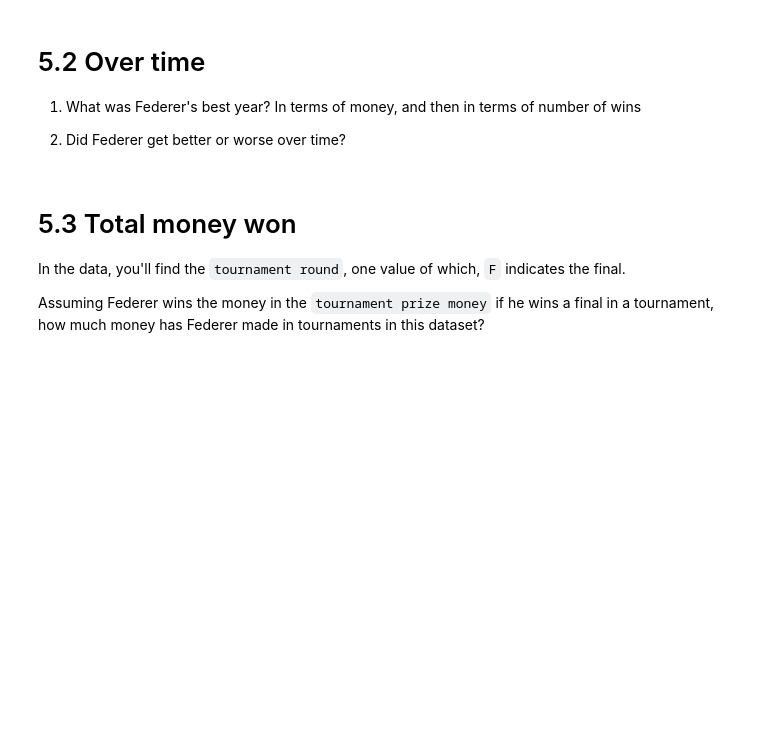
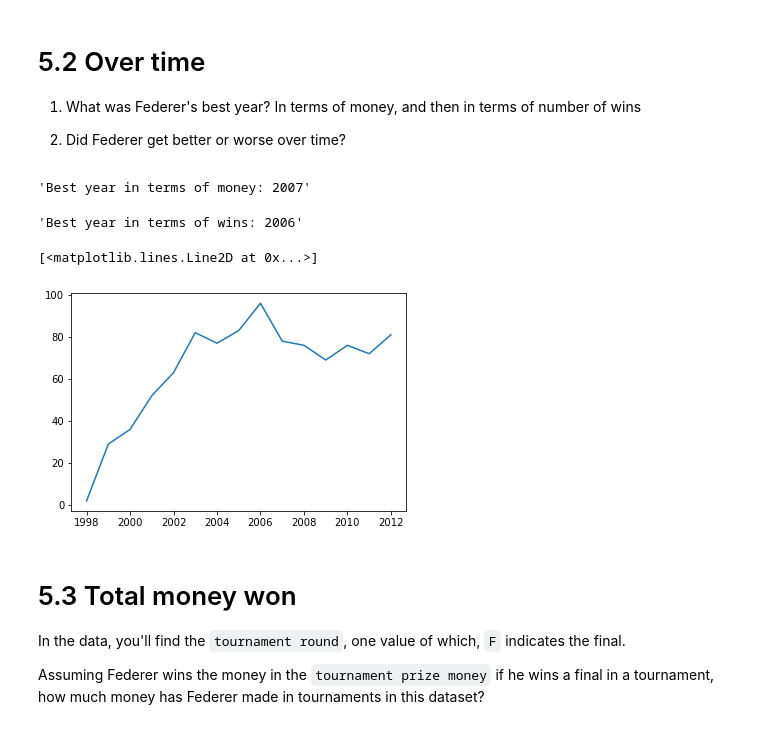
Before and after one commit to cb-ds-1/m2-1-pandas, a Jupyter notebook: workshop.ipynb, the cells around one changed output. Saved outputs shown, nothing was run; the diff lists cells and outputs as text; code cells hidden in the pictures; blank space fills up the shorter version.

```diff
--- a/workshop.ipynb
+++ b/workshop.ipynb
@@ -159,6 +506,38 @@ In `data/tennis.csv` you have games that Roger Federer played against various op
 1. What was Federer's best year? In terms of money, and then in terms of number of wins
 
 2. Did Federer get better or worse over time?
+# %%
+df = pd.read_csv('data/tennis.csv')
+
+df['tournament prize money'] = df['tournament prize money'].replace('[A\$,\ ]', "", regex=True)
+df['tournament prize money'] = df['tournament prize money'].replace('',np.nan).astype(float)
+
+df_win = df.loc[(df['tournament prize money'] > 0) & (df['win'] == True)]
+df_win = df.sort_values(by='tournament prize money', ascending=False)
+
+max_num = df_win['tournament prize money'].max()
+df_fin = df_win.loc[df_win['tournament prize money'] == max_num]
+f'Best year in terms of money: {df_fin.iloc[0,0]}'
+# %% [output]
+'Best year in terms of money: 2007'
+# %%
+# b) number of wins
+df = pd.read_csv('data/tennis.csv')
+
+f"Best year in terms of wins: {df.groupby('year')['win'].sum().idxmax()}"
+# %% [output]
+'Best year in terms of wins: 2006'
+# %%
+#2. Did Federer get better or worse over time?
+df3 = df.groupby('year')['win'].sum()
+
+import matplotlib.pyplot as plt
+plt.plot(df3)
+
+# As shown in the graph, Federer got better until 2006 then more or less stayed the same.
+# %% [output]
+[<matplotlib.lines.Line2D at 0x...>]
+[figure, added]
 # %% [markdown]
 # 5.3 Total money won
 
```
Also changed, not shown: parts of 24 cells of this notebook.
